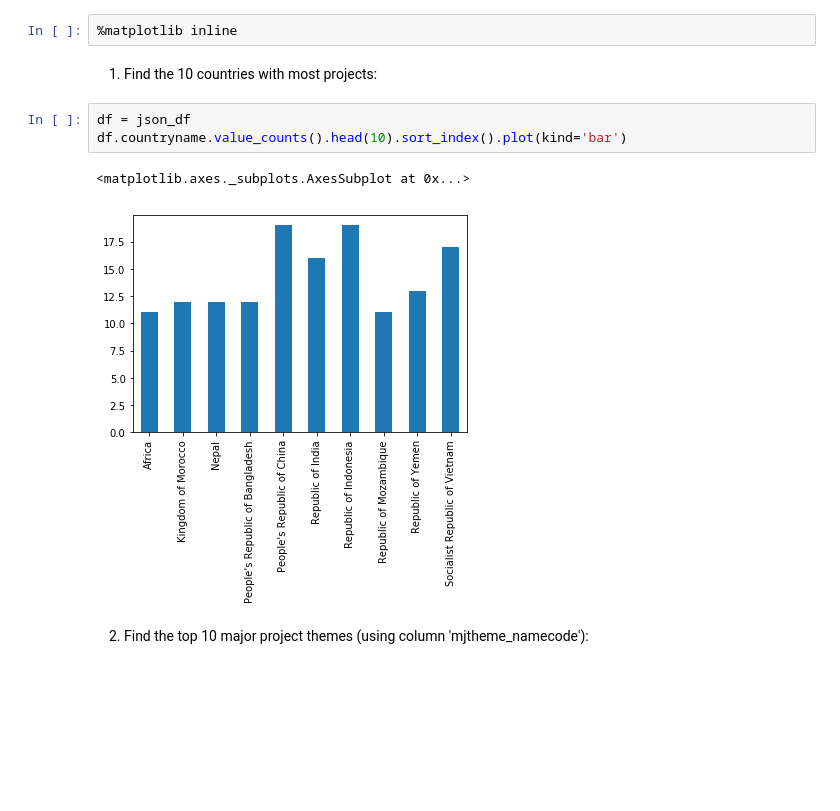
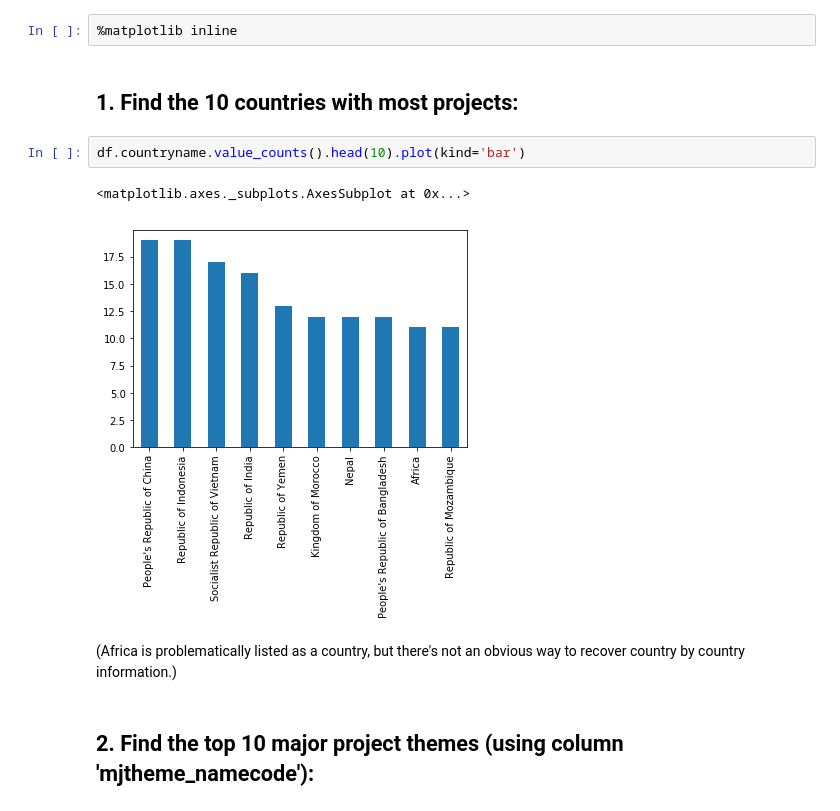
Before and after one commit to jefftrevino/Springboard, a Jupyter notebook: data_wrangling_json/trevino_json_exercise.ipynb, the cells around one changed output. Saved outputs shown, nothing was run; the diff lists cells and outputs as text; blank space fills up the shorter version.

```diff
--- a/data_wrangling_json/trevino_json_exercise.ipynb
+++ b/data_wrangling_json/trevino_json_exercise.ipynb
@@ -113,12 +28,13 @@ json_df.head()
 # %%
 %matplotlib inline
 # %% [markdown]
-1. Find the 10 countries with most projects:
+## 1. Find the 10 countries with most projects:
 # %%
-df = json_df
-df.countryname.value_counts().head(10).sort_index().plot(kind='bar')
+df.countryname.value_counts().head(10).plot(kind='bar')
 # %% [output]
 <matplotlib.axes._subplots.AxesSubplot at 0x...>
-[figure, old version]
+[figure, new version]
+# %% [markdown]
+(Africa is problematically listed as a country, but there's not an obvious way to recover country by country information.)
 # %% [markdown]
-2. Find the top 10 major project themes (using column 'mjtheme_namecode'):
+## 2. Find the top 10 major project themes (using column 'mjtheme_namecode'):
```
Also changed, not shown: parts of 41 cells of this notebook.
